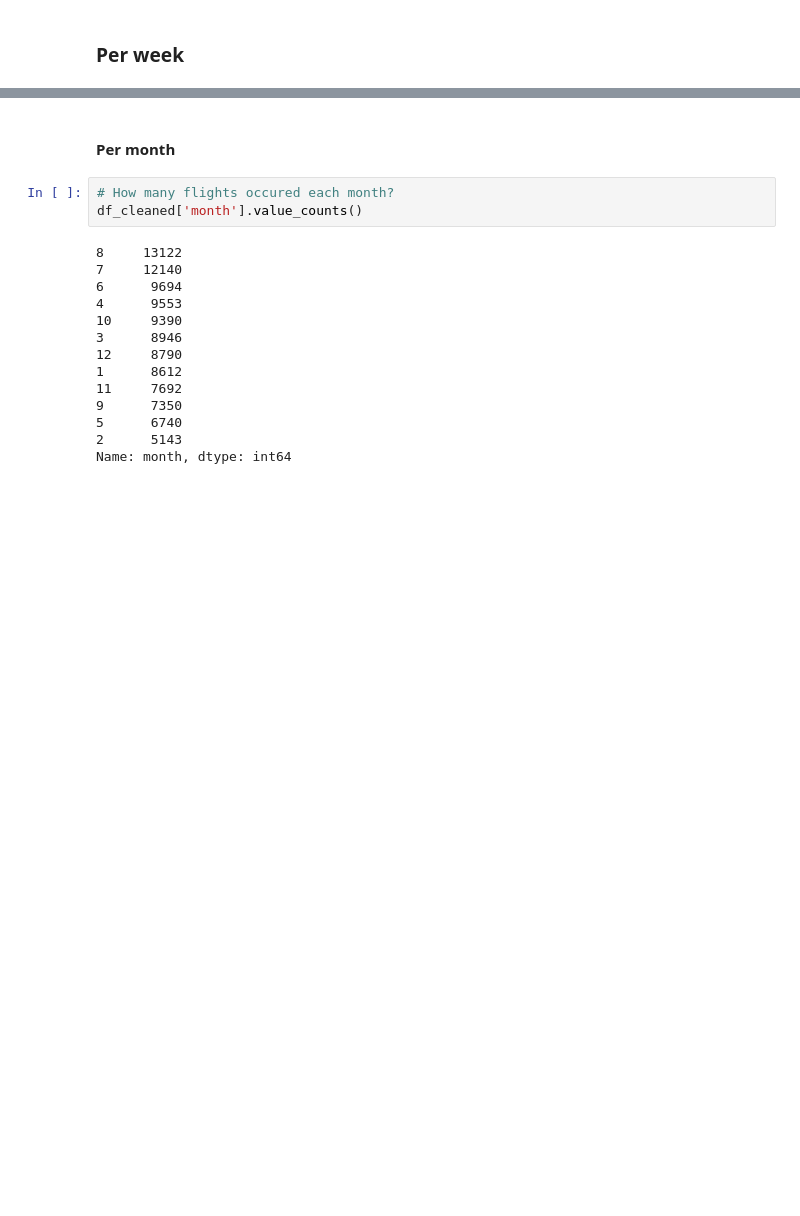
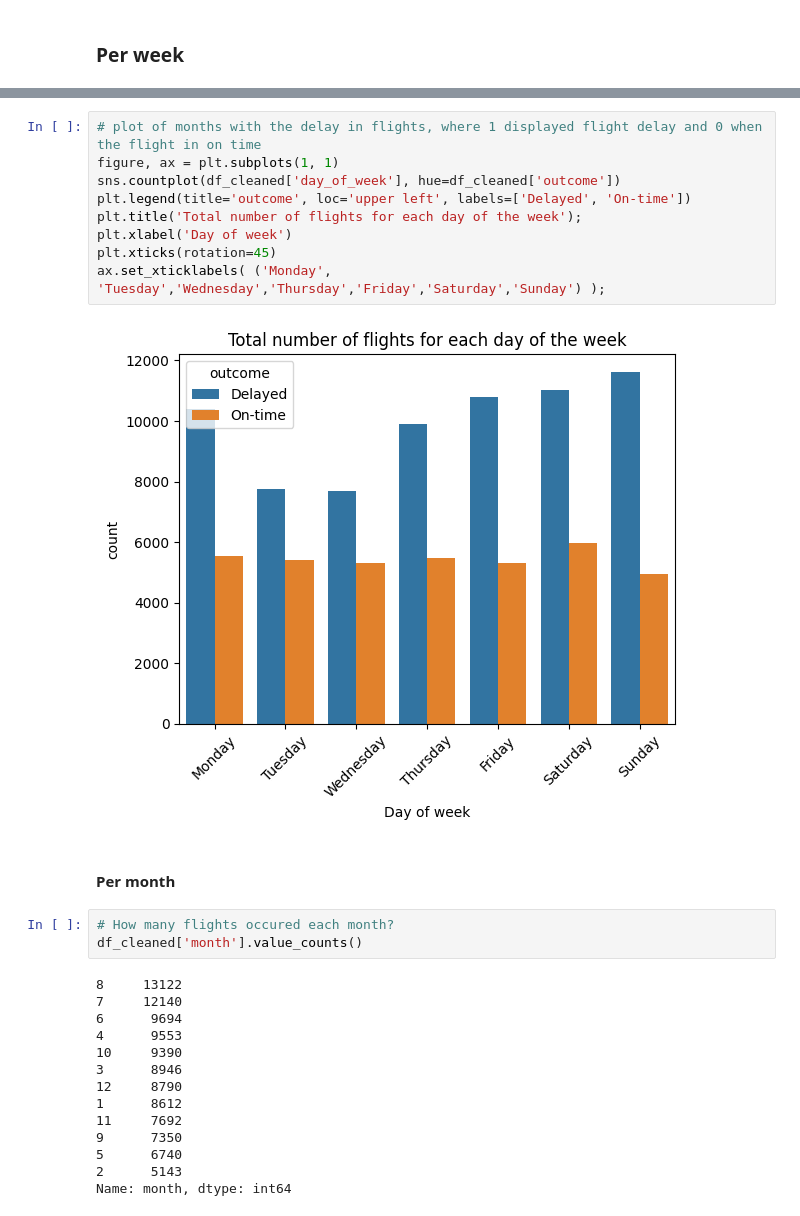
Before and after one commit to pwerden/ds-ml-flight-delay-prediction, a Jupyter notebook: 1_EDA.ipynb, the cells around one changed output, grey strips where cells are left out. Saved outputs shown, nothing was run; the diff lists cells and outputs as text; blank space fills up the shorter version.

```diff
--- a/1_EDA.ipynb
+++ b/1_EDA.ipynb
@@ -249,6 +249,17 @@ sns.countplot(df_cleaned['day_of_week'])
 plt.title('Total number of flights for each day of the week');
 # %% [output]
 [figure]
+# %%
+# plot of months with the delay in flights, where 1 displayed flight delay and 0 when the flight in on time
+figure, ax = plt.subplots(1, 1)
+sns.countplot(df_cleaned['day_of_week'], hue=df_cleaned['outcome'])
+plt.legend(title='outcome', loc='upper left', labels=['Delayed', 'On-time'])
+plt.title('Total number of flights for each day of the week');
+plt.xlabel('Day of week')
+plt.xticks(rotation=45)
+ax.set_xticklabels( ('Monday', 'Tuesday','Wednesday','Thursday','Friday','Saturday','Sunday') );
+# %% [output]
+[figure, added]
 # %% [markdown]
 #### Per month
 # %%
```
Also changed, not shown: parts of 6 cells of this notebook, 1 other file.
